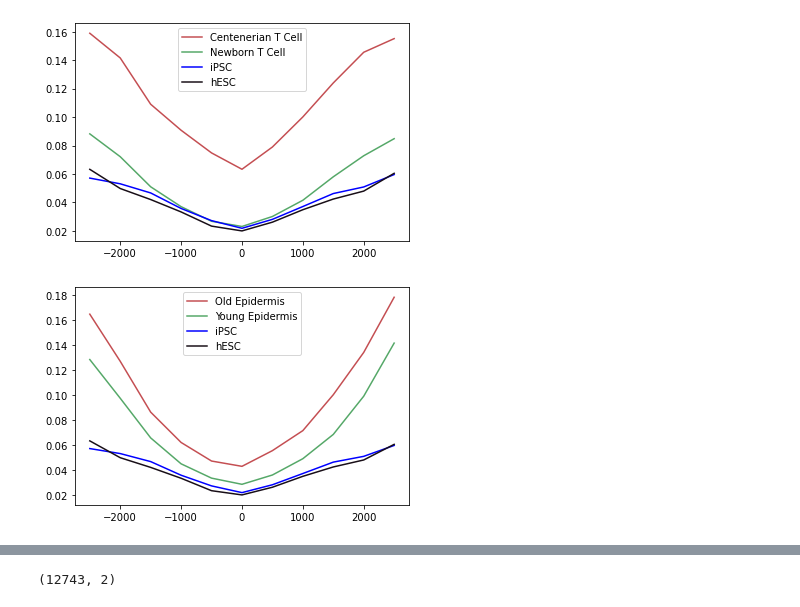
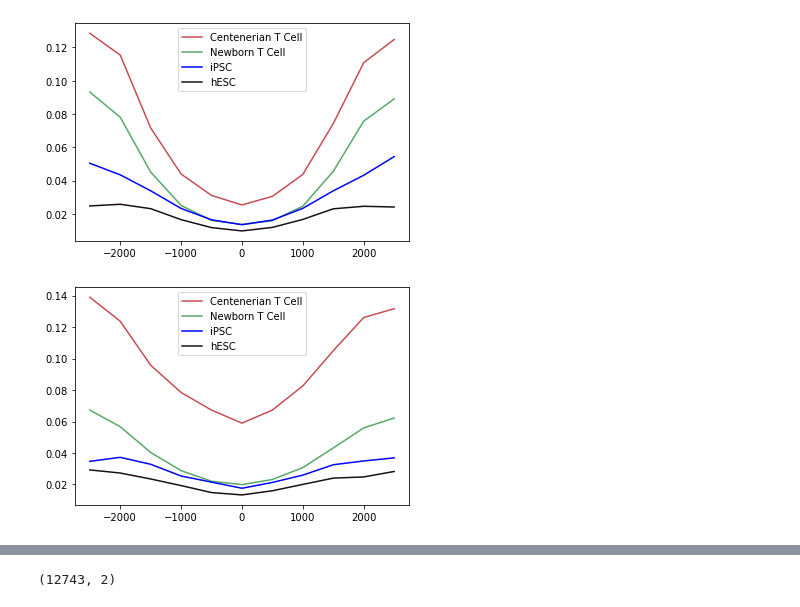
Before and after one commit to moqri/aging_2021, a Jupyter notebook: index/index-Copy1.ipynb, the cells around one changed output, grey strips where cells are left out. Saved outputs shown, nothing was run; the diff lists cells and outputs as text; code cells hidden in the pictures.

```diff
--- a/index/index-Copy1.ipynb
+++ b/index/index-Copy1.ipynb
@@ -147,0 +112,2 @@ for i in range(6):
+# %%
+ezh=get_ezh('e')
@@ -147,0 +117,4 @@ for i in range(6):
+# %%
+#dg.to_csv(data+'wg')
+df=pd.read_csv(data+'wg',index_col=0)
+df.shape
@@ -147,0 +128,4 @@ for i in range(6):
+# %%
+dl=df[df.h9<.2]
+print(dl.shape)
+((dl.drop(['g','tss','d','dq'],1)>.2).sum()/len(dl)).plot(kind='bar')
@@ -147,0 +136,4 @@ for i in range(6):
+# %%
+dle=dl[dl.tss.isin(ezh.g)].drop(['g','tss','d'],1)
+print(dle.shape)
+((dle.drop('dq',1)>.2).sum()/len(dle)).plot(kind='bar')
@@ -171,16 +174,16 @@ df[df.h<.5].groupby('dq').mean()[['h','i','n','c','y','o']].plot()
 # %%
-pl=df[df.h<.5].groupby('dq').mean()[['h','i','n','c']]
+pl=dl.groupby('dq').mean()[['h9','ips','nb','ct']]
 pl.columns=['hESC','iPSC','Newborn T Cell','Centenerian T Cell']
 pl.index=list(range(-2500,2501,500))
 ax=sns.lineplot(data=pl,dashes=False,hue_order=['Centenerian T Cell','Newborn T Cell','iPSC','hESC'],
                 palette = sns.color_palette(["#c44e52","#55a868","#0000FF","#180e17"]))
 # %% [output]
-[figure, old version]
+[figure, new version]
 # %%
-pl=df[df.h<.5].groupby('dq').mean()[['h','i','y','o']]
-pl.columns=['hESC','iPSC','Young Epidermis','Old Epidermis']
+pl=dle.groupby('dq').mean()[['h9','ips','nb','ct']]
+pl.columns=['hESC','iPSC','Newborn T Cell','Centenerian T Cell']
 pl.index=list(range(-2500,2501,500))
-ax=sns.lineplot(data=pl,dashes=False,hue_order=['Old Epidermis','Young Epidermis','iPSC','hESC'],
+ax=sns.lineplot(data=pl,dashes=False,hue_order=['Centenerian T Cell','Newborn T Cell','iPSC','hESC'],
                 palette = sns.color_palette(["#c44e52","#55a868","#0000FF","#180e17"]))
 # %% [output]
-[figure, old version]
+[figure, new version]
```
Also changed, not shown: parts of 20 cells of this notebook, 1 other file.
